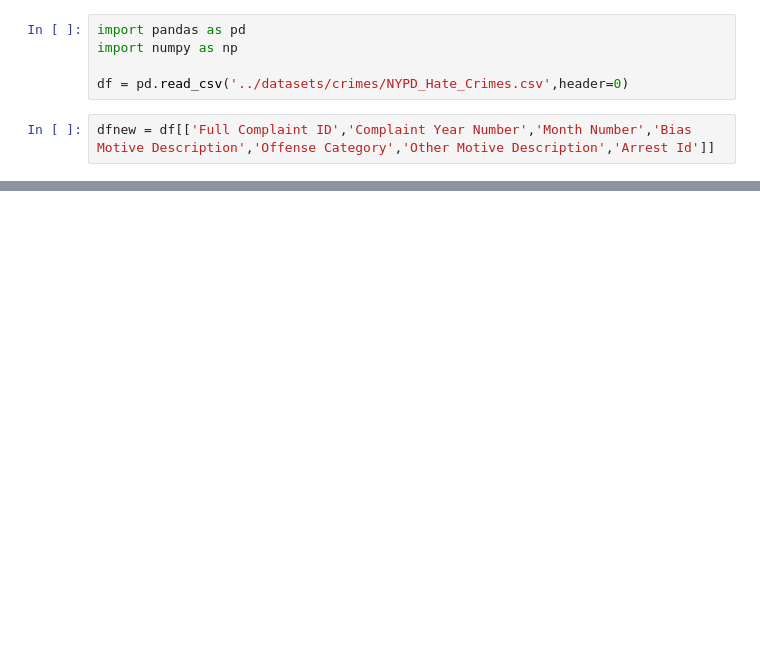
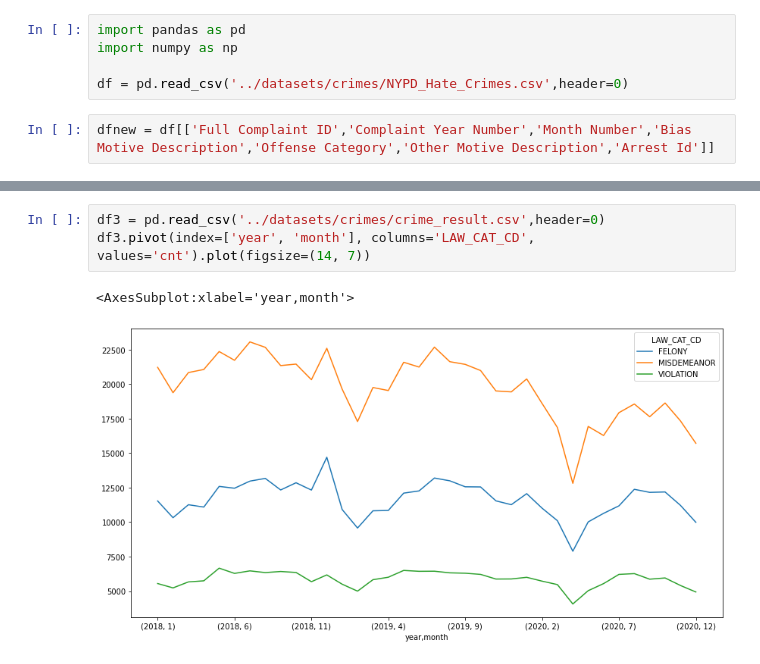
Before and after one commit to jgingh7/NYC-COVID-BigData, a Jupyter notebook: notebooks/Covid_19_Impact_on_Crime.ipynb, the cells around one changed output, grey strips where cells are left out. Saved outputs shown, nothing was run; the diff lists cells and outputs as text; blank space fills up the shorter version.

```diff
--- a/notebooks/Covid_19_Impact_on_Crime.ipynb
+++ b/notebooks/Covid_19_Impact_on_Crime.ipynb
@@ -76,0 +172,6 @@ plt.show()
+# %%
+df3 = pd.read_csv('../datasets/crimes/crime_result.csv',header=0)
+df3.pivot(index=['year', 'month'], columns='LAW_CAT_CD', values='cnt').plot(figsize=(14, 7))
+# %% [output]
+<AxesSubplot:xlabel='year,month'>
+[figure, added]
```
Also changed, not shown: parts of 11 cells of this notebook.
